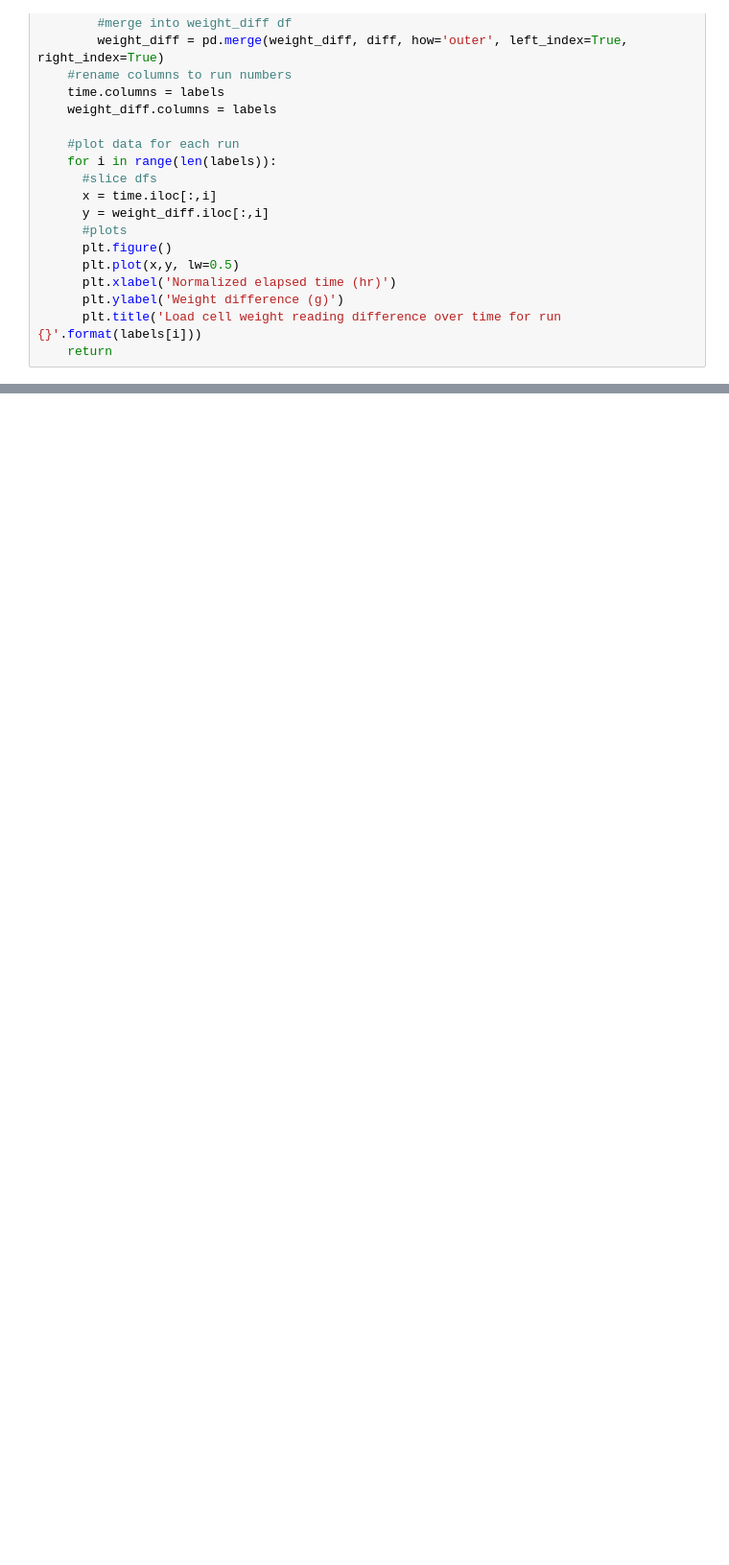
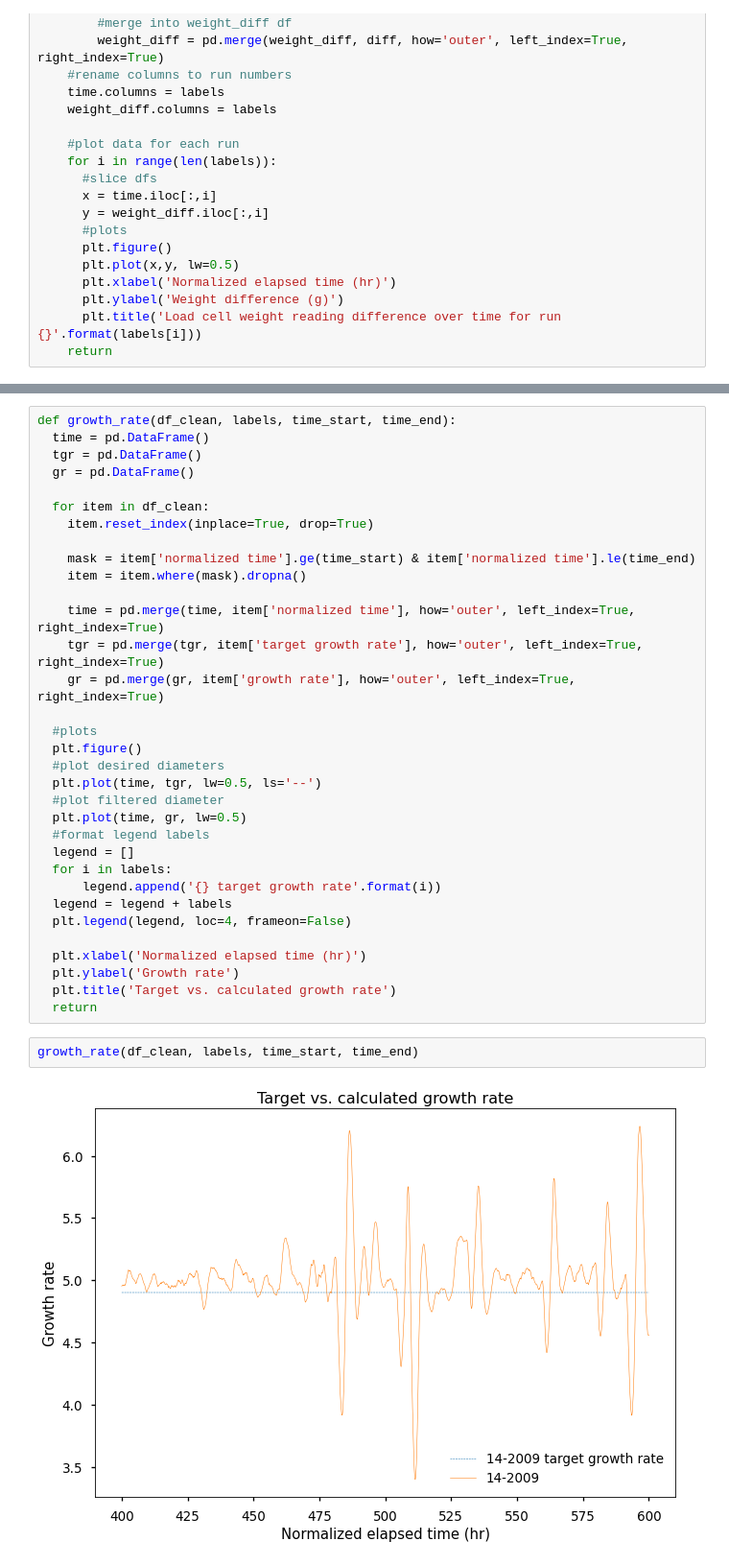
Before and after one commit to chemengage/crystaldata, a Jupyter notebook: ADC_tool_v1.ipynb, the cells around one changed output, grey strips where cells are left out. Shown at 96% size. Cells and saved outputs as stored; diff of their text form; blank space fills up the shorter version.

```diff
--- a/ADC_tool_v1.ipynb
+++ b/ADC_tool_v1.ipynb
@@ -530,0 +523,37 @@ load_cell(df_clean, labels, time_start, time_end)
+# %%
+def growth_rate(df_clean, labels, time_start, time_end):
+  time = pd.DataFrame()
+  tgr = pd.DataFrame()
+  gr = pd.DataFrame()
+
+  for item in df_clean:
+    item.reset_index(inplace=True, drop=True)
+
+    mask = item['normalized time'].ge(time_start) & item['normalized time'].le(time_end)
+    item = item.where(mask).dropna()
+
+    time = pd.merge(time, item['normalized time'], how='outer', left_index=True, right_index=True)
+    tgr = pd.merge(tgr, item['target growth rate'], how='outer', left_index=True, right_index=True)
+    gr = pd.merge(gr, item['growth rate'], how='outer', left_index=True, right_index=True)
+
+  #plots
+  plt.figure()
+  #plot desired diameters
+  plt.plot(time, tgr, lw=0.5, ls='--')
+  #plot filtered diameter
+  plt.plot(time, gr, lw=0.5)
+  #format legend labels
+  legend = []
+  for i in labels:
+      legend.append('{} target growth rate'.format(i))
+  legend = legend + labels
+  plt.legend(legend, loc=4, frameon=False)
+
+  plt.xlabel('Normalized elapsed time (hr)')
+  plt.ylabel('Growth rate')
+  plt.title('Target vs. calculated growth rate')
+  return
+# %%
+growth_rate(df_clean, labels, time_start, time_end)
+# %% [output]
+[figure, added]
```
Also changed, not shown: parts of 21 cells of this notebook.
